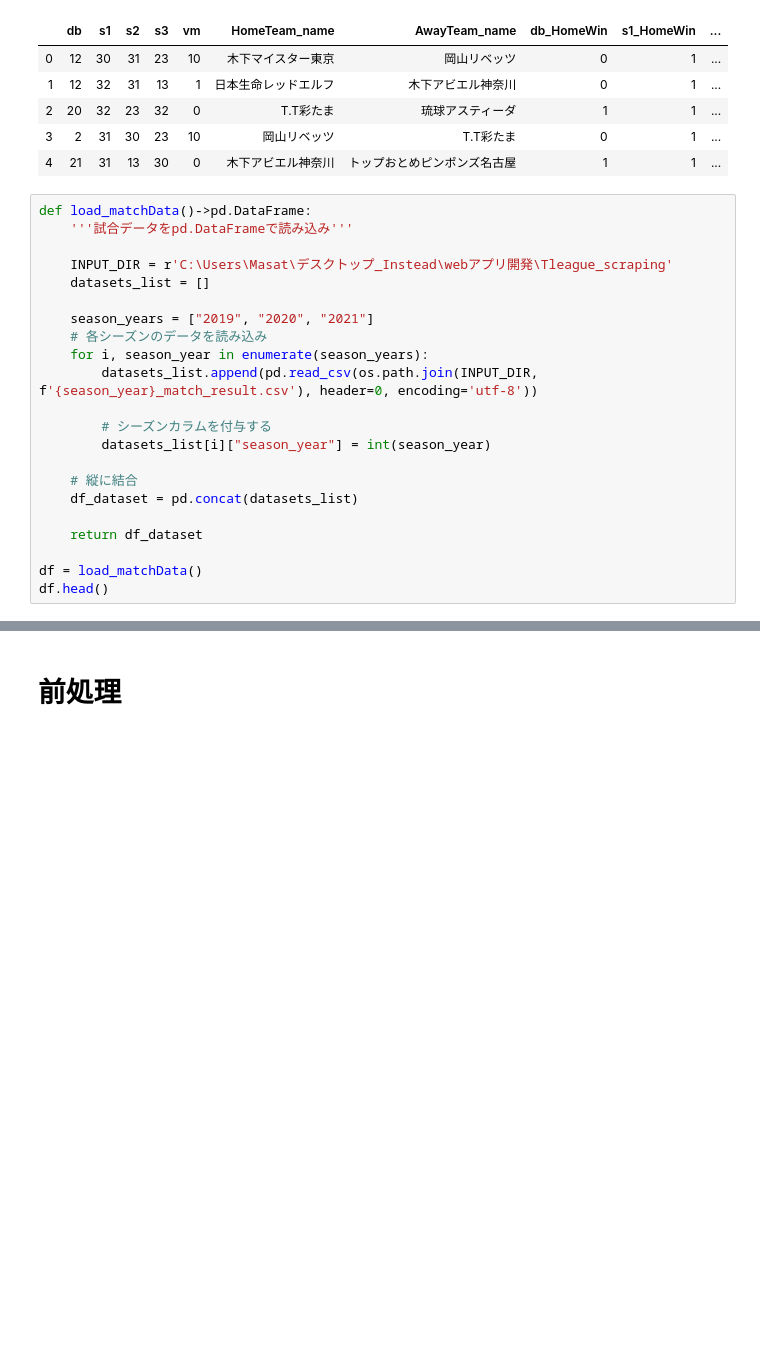
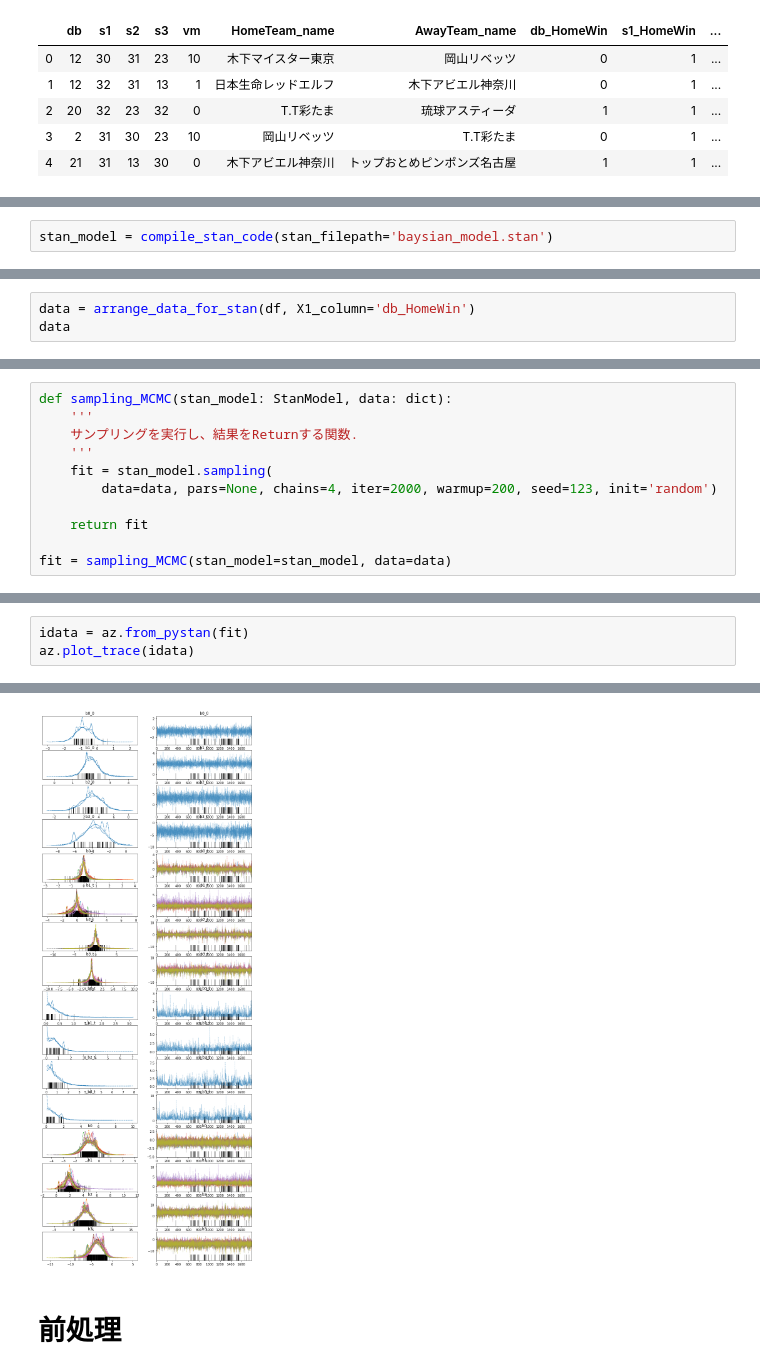
Before and after one commit to morinota/causal_inference_teamMutch_doubles, a Jupyter notebook: analysis_causal_effect_Doubles.ipynb, the cells around one changed output, grey strips where cells are left out. Cells and saved outputs as stored; diff of their text form; blank space fills up the shorter version.

Commit message:
add baysian analysis

```diff
--- a/analysis_causal_effect_Doubles.ipynb
+++ b/analysis_causal_effect_Doubles.ipynb
@@ -16,25 +19,3 @@ display(match_2018.head())
 | 2 | 20 | 32 | 23 | 32 | 0 | T.T彩たま | 琉球アスティーダ | 1 | 1 | ... |
 | 3 | 2 | 31 | 30 | 23 | 10 | 岡山リベッツ | T.T彩たま | 0 | 1 | ... |
 | 4 | 21 | 31 | 13 | 30 | 0 | 木下アビエル神奈川 | トップおとめピンポンズ名古屋 | 1 | 1 | ... |
-# %%
-def load_matchData()->pd.DataFrame:
-    '''試合データをpd.DataFrameで読み込み'''
-
-    INPUT_DIR = r'C:\Users\Masat\デスクトップ_Instead\webアプリ開発\Tleague_scraping'
-    datasets_list = []
-
-    season_years = ["2019", "2020", "2021"]
-    # 各シーズンのデータを読み込み
-    for i, season_year in enumerate(season_years):
-        datasets_list.append(pd.read_csv(os.path.join(INPUT_DIR, f'{season_year}_match_result.csv'), header=0, encoding='utf-8'))
-
-        # シーズンカラムを付与する
-        datasets_list[i]["season_year"] = int(season_year)
-
-    # 縦に結合
-    df_dataset = pd.concat(datasets_list)
-
-    return df_dataset
-
-df = load_matchData()
-df.head()
@@ -47,0 +108,2 @@ df.head()
+# %%
+stan_model = compile_stan_code(stan_filepath='baysian_model.stan')
@@ -47,0 +112,3 @@ df.head()
+# %%
+data = arrange_data_for_stan(df, X1_column='db_HomeWin')
+data
@@ -47,0 +133,11 @@ df.head()
+# %%
+def sampling_MCMC(stan_model: StanModel, data: dict):
+    '''
+    サンプリングを実行し、結果をReturnする関数.
+    '''
+    fit = stan_model.sampling(
+        data=data, pars=None, chains=4, iter=2000, warmup=200, seed=123, init='random')
+
+    return fit
+
+fit = sampling_MCMC(stan_model=stan_model, data=data)
@@ -47,0 +151,4 @@ df.head()
+# %%
+idata = az.from_pystan(fit)
+az.plot_trace(idata)
+# %% [output]
@@ -48,2 +172,3 @@ df.head()
+[figure, added]
 # %% [markdown]
 # 前処理
```
Also changed, not shown: parts of 10 cells of this notebook, 4 other files.
